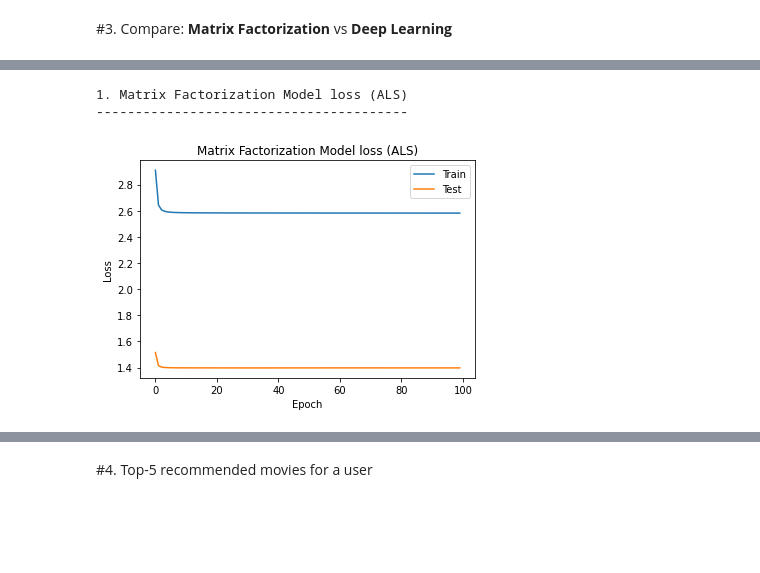
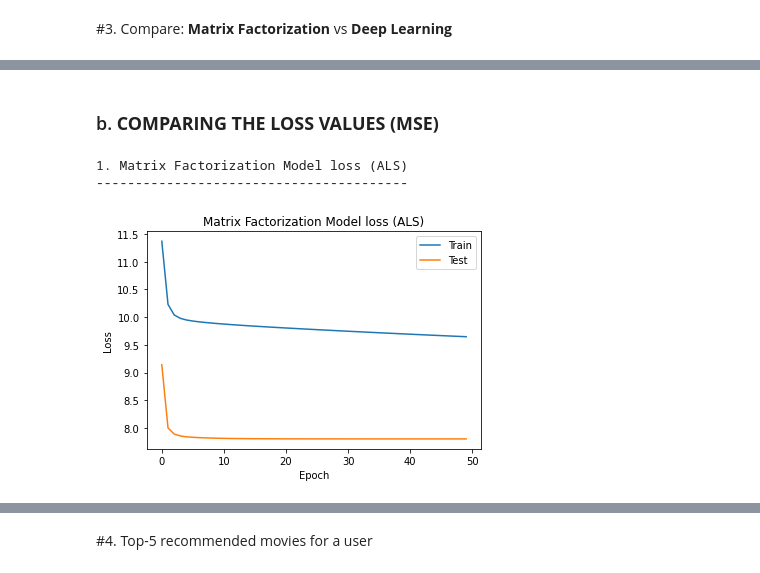
Before and after one commit to ikram-hamizi/AML-DS-2021, a Jupyter notebook: AML_HW2.ipynb, the cells around one changed output, grey strips where cells are left out. Drawn from its saved outputs; the diff is of its cells as text; code cells hidden in the pictures; blank space fills up the shorter version.

```diff
--- a/AML_HW2.ipynb
+++ b/AML_HW2.ipynb
@@ -153,0 +169,15 @@ k = 50
+# %%
+def MSE(error, A, B, total_ratings, C=0, squared=True):
+
+  squared_magnitude_P = (A @ A.T).sum()
+  squared_magnitude_Q = (B @ B.T).sum()
+
+  # MSE
+  regularization = C*(squared_magnitude_P + squared_magnitude_Q)
+  loss = ((error**2).sum() + regularization)/(total_ratings)
+
+  # RMSE
+  if not squared:
+    loss = np.sqrt(loss)
+
+  return loss
@@ -280,17 +335,0 @@ def RMSE(error, A, B, C=0, bu=None, bi=None):
-# %%
-beta = 0.9 #momentum
-C = 0
-n_epochs = 50
-lr = 1e-4
-
-Y = df_movie_features.values.copy()
-Y_test = df_movie_features_test.values.copy()
-
-Mask = np.nonzero(Y) #for debugging
-
-# M: is the indicator mask: 1 if user u has rated the item i , 0 otherwise
-M_train = Y.copy()
-M_train[M_train>0] = 1
-
-M_test = Y_test.copy()
-M_test[M_test>0] = 1
@@ -493,0 +552,9 @@ torch.save(model, '/content/drive/MyDrive/modelHW2.pth')
+# %%
+# 1/ MATRIX FACTORIZATION: with ALS (Alternating Least Squares) - verbose = True
+print()
+print("-----" * 13)
+print("1. Completing the User-Item matrix with Matrix Factorization: ALS")
+print("-----" * 13)
+
+MFObject1 = MatrixFactorization(Y, Y_test, U, I, total_ratings, total_ratings_test, 'ALS')
+P1, Q1, train_loss1, test_loss1 = MFObject1.get_matrices(K=20, C=2e-1, tup=(0, 1/np.sqrt(k)), n_epochs=50, squared=True)
@@ -494,15 +634,17 @@ torch.save(model, '/content/drive/MyDrive/modelHW2.pth')
+# %% [markdown]
+### b. **COMPARING THE LOSS VALUES (MSE)**
 # %%
 print("1. Matrix Factorization Model loss (ALS)")
 print("-----"*8)
-plt.plot(train_losses)
-plt.plot(test_losses)
+plt.plot(train_loss1)
+plt.plot(test_loss1)
 plt.title('Matrix Factorization Model loss (ALS)')
 plt.ylabel('Loss')
 plt.xlabel('Epoch')
 plt.legend(['Train', 'Test'], loc = 'best')
 plt.show()
 # %% [output]
 1. Matrix Factorization Model loss (ALS)
 ----------------------------------------
-[figure, old version]
+[figure, new version]
 # %%
```
Also changed, not shown: parts of 56 cells of this notebook.
